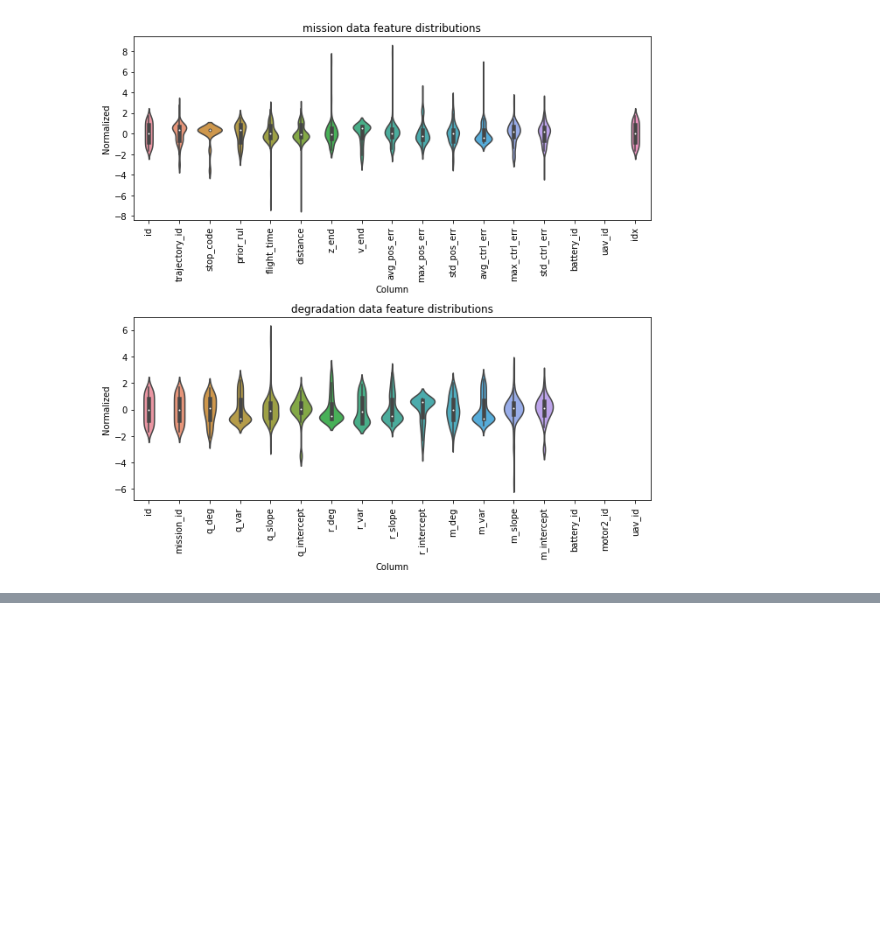
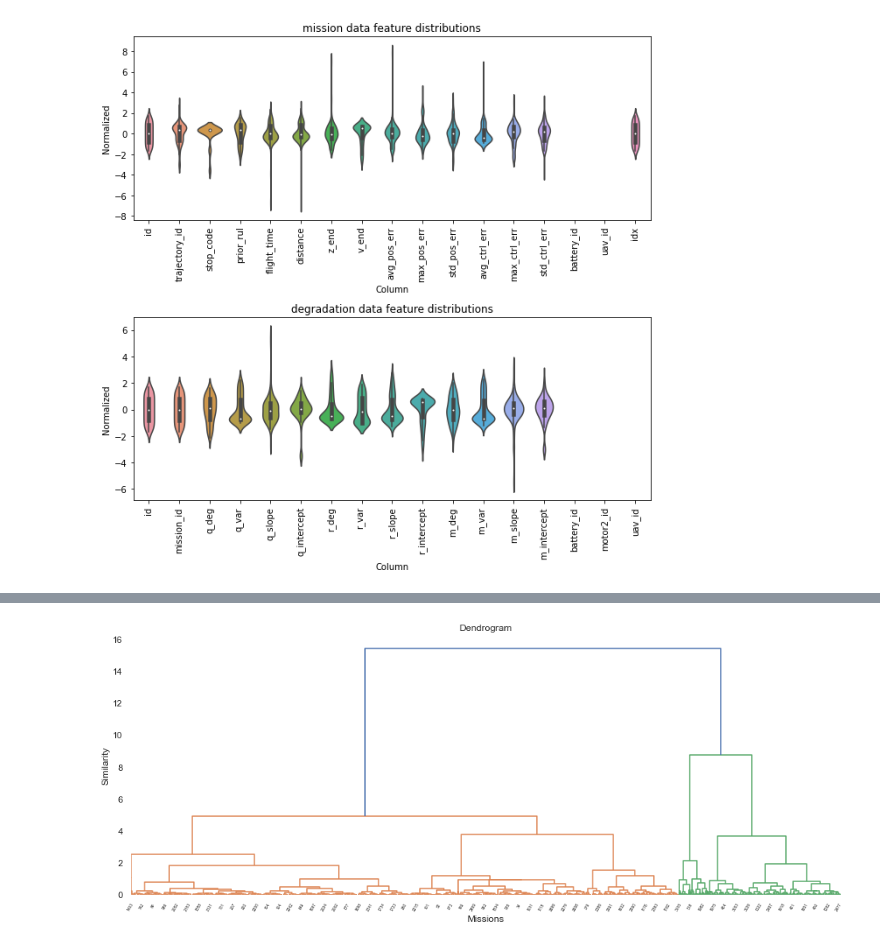
Before and after one commit to darrahts/uavTestbed, a Jupyter notebook: sql/db_interface.ipynb, the cells around one changed output, grey strips where cells are left out. Saved outputs shown, nothing was run; the diff lists cells and outputs as text; code cells hidden in the pictures; blank space fills up the shorter version.

```diff
--- a/sql/db_interface.ipynb
+++ b/sql/db_interface.ipynb
@@ -529,0 +533,12 @@ class Utils:
+# %%
+import scipy.cluster.hierarchy as hc
+from sklearn.cluster import AgglomerativeClustering
+
+stop1 = twin_params_df.pop('stop1')
+stop2 = twin_params_df.pop('stop2')
+stop3 = twin_params_df.pop('stop3')
+# %%
+degradation_data_df = DB.execute(f"""select dpt.* from degradation_parameter_tb dpt order by dpt.mission_id asc;""", database=db)
+degradation_data_df = degradation_data_df.fillna(0)
+print(len(degradation_data_df))
+degradation_data_df.head()
@@ -529,0 +553,69 @@ class Utils:
+# %%
+twin_params_df = (twin_params_df - twin_params_df.min()) / (twin_params_df.max() - twin_params_df.min())
+degradation_data_df = (degradation_data_df - degradation_data_df.min()) / (degradation_data_df.max() - degradation_data_df.min())
+X1 = twin_params_df[['v_end', 'z_end', 'avg_err']]
+X2 = degradation_data_df[['q_deg', 'q_slope', 'q_intercept', 'r_deg', 'r_slope', 'r_intercept', 'm_deg', 'm_slope', 'm_intercept']]
+X2 = X2[X2['q_slope'] > 0]
+Xs = [X1.values, X2.values]
+# %%
+for X in Xs:
+    plt.figure(figsize=(16,6))
+    dendrogram = hc.dendrogram(hc.linkage(X, method='ward'))
+    plt.title('Dendrogram')
+    plt.xlabel('Missions')
+    plt.ylabel("Similarity")
+    ax = plt.gca()
+    [l.set_visible(False) for (i,l) in enumerate(ax.xaxis.get_ticklabels()) if i % 50 != 0]
+    plt.xticks(rotation=60)
+    plt.show()
+
+    X = twin_params_df[['v_end', 'z_end', 'avg_err']].values
+    clust = AgglomerativeClustering(n_clusters=2, affinity='euclidean', linkage='ward')
+    y_pred = clust.fit_predict(X)
+    plt.scatter(X[y_pred == 0, 0], X[y_pred == 0, 1], s = 100, c = 'red', label = 'Cluster 1')
+    plt.scatter(X[y_pred == 1, 0], X[y_pred == 1, 1], s = 100, c = 'blue', label = 'Cluster 2')
+    plt.legend()
+    plt.show()
+
+    clust = AgglomerativeClustering(n_clusters=3, affinity='euclidean', linkage='ward')
+    y_pred = clust.fit_predict(X)
+    plt.scatter(X[y_pred == 0, 0], X[y_pred == 0, 1], s = 100, c = 'red', label = 'Cluster 1')
+    plt.scatter(X[y_pred == 1, 0], X[y_pred == 1, 1], s = 100, c = 'blue', label = 'Cluster 2')
+    plt.scatter(X[y_pred == 2, 0], X[y_pred == 2, 1], s = 100, c = 'green', label = 'Cluster 3')
+    plt.legend()
+    plt.show()
+
+    clust = AgglomerativeClustering(n_clusters=4, affinity='euclidean', linkage='ward')
+    y_pred = clust.fit_predict(X)
+    plt.scatter(X[y_pred == 0, 0], X[y_pred == 0, 1], s = 100, c = 'red', label = 'Cluster 1')
+    plt.scatter(X[y_pred == 1, 0], X[y_pred == 1, 1], s = 100, c = 'blue', label = 'Cluster 2')
+    plt.scatter(X[y_pred == 2, 0], X[y_pred == 2, 1], s = 100, c = 'green', label = 'Cluster 3')
+    plt.scatter(X[y_pred == 3, 0], X[y_pred == 3, 1], s = 100, c = 'cyan', label = 'Cluster 4')
+    plt.legend()
+    plt.show()
+
+    clust = AgglomerativeClustering(n_clusters=5, affinity='euclidean', linkage='ward')
+    y_pred = clust.fit_predict(X)
+    plt.scatter(X[y_pred == 0, 0], X[y_pred == 0, 1], s = 100, c = 'red', label = 'Cluster 1')
+    plt.scatter(X[y_pred == 1, 0], X[y_pred == 1, 1], s = 100, c = 'blue', label = 'Cluster 2')
+    plt.scatter(X[y_pred == 2, 0], X[y_pred == 2, 1], s = 100, c = 'green', label = 'Cluster 3')
+    plt.scatter(X[y_pred == 3, 0], X[y_pred == 3, 1], s = 100, c = 'cyan', label = 'Cluster 4')
+    plt.scatter(X[y_pred == 4, 0], X[y_pred == 4, 1], s = 100, c = 'magenta', label = 'Cluster 5')
+    plt.legend()
+    plt.show()
+
+    from sklearn.cluster import KMeans
+    wcss = []
+    for i in range(1, 11):
+        km = KMeans(n_clusters=i, init='k-means++', max_iter=300, n_init=10, random_state=31)
+        km.fit(X)
+        wcss.append(km.inertia_)
+
+    plt.plot(range(1,11), wcss)
+    plt.xlabel("Number of Clusters")
+    plt.ylabel("WCSS")
+    plt.title("KMeans Clustering Elbow Method")
+    plt.show()
+    print("*********************************************************")
+# %% [output]
+[figure, added]
```
Also changed, not shown: parts of 31 cells of this notebook, 2 other files.
